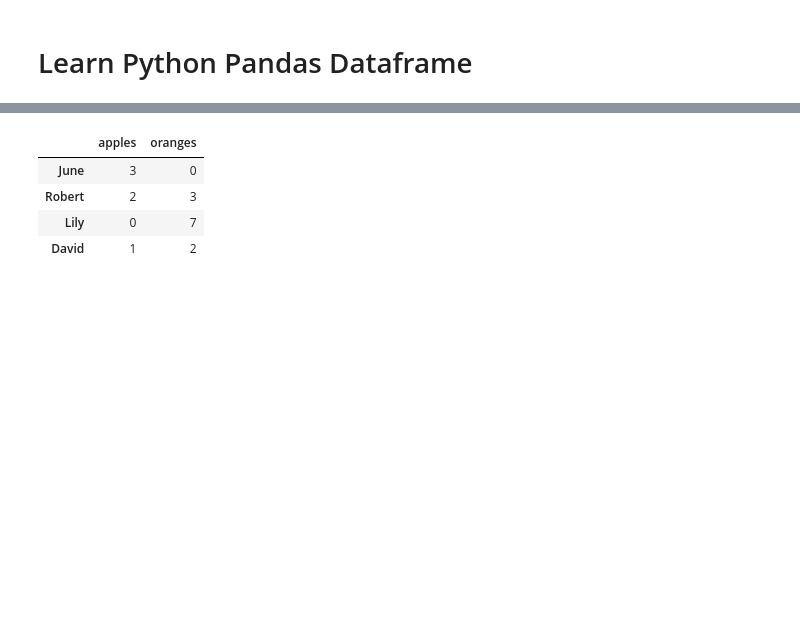
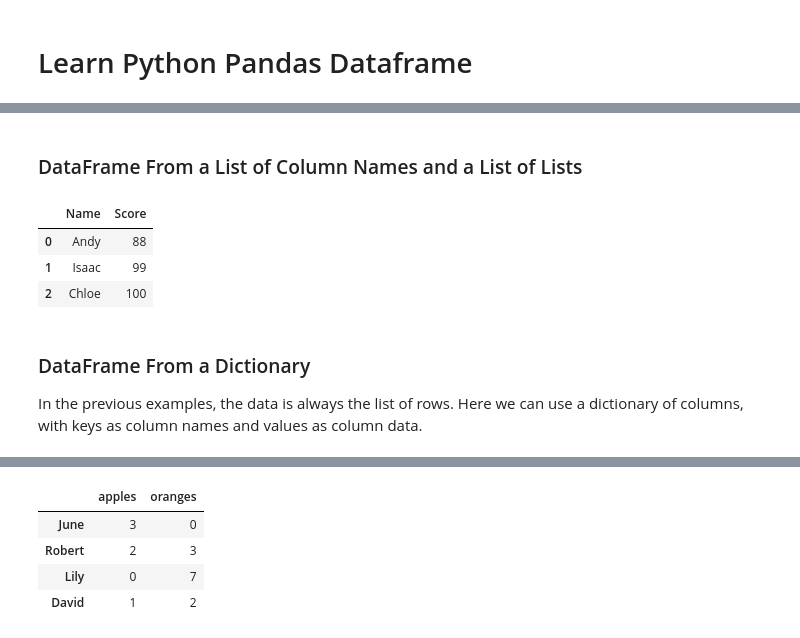
Before and after one commit to ZhangSteven/notebooks, a Jupyter notebook: book_01.ipynb, the cells around one changed output, grey strips where cells are left out. Cells and saved outputs as stored; diff of their text form; code cells hidden in the pictures; blank space fills up the shorter version.

```diff
--- a/book_01.ipynb
+++ b/book_01.ipynb
@@ -6,3 +39,16 @@ import pandas as pd
+# %% [markdown]
+### DataFrame From a List of Column Names and a List of Lists
+# %%
+data = [['Andy', 88], ['Isaac', 99], ['Chloe', 100]]
+pd.DataFrame(data, columns=['Name', 'Score'])
+# %% [output]
+|  | Name | Score |
+| 0 | Andy | 88 |
+| 1 | Isaac | 99 |
+| 2 | Chloe | 100 |
+# %% [markdown]
+### DataFrame From a Dictionary
+In the previous examples, the data is always the list of rows. Here we can use a dictionary of columns, with keys as column names and values as column data.
 # %%
 apples = [3, 2, 0, 1]
 oranges = [0, 3, 7, 2]
```
Also changed, not shown: parts of 19 cells of this notebook, 5 other files.
